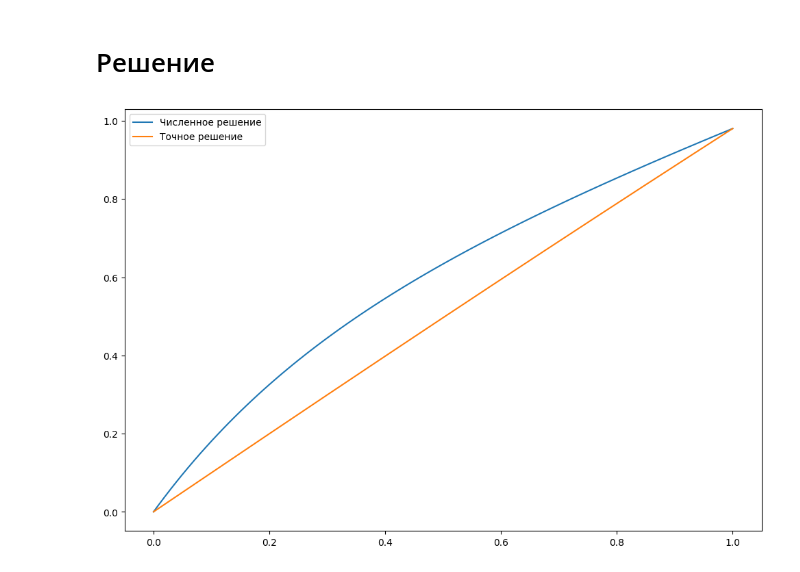
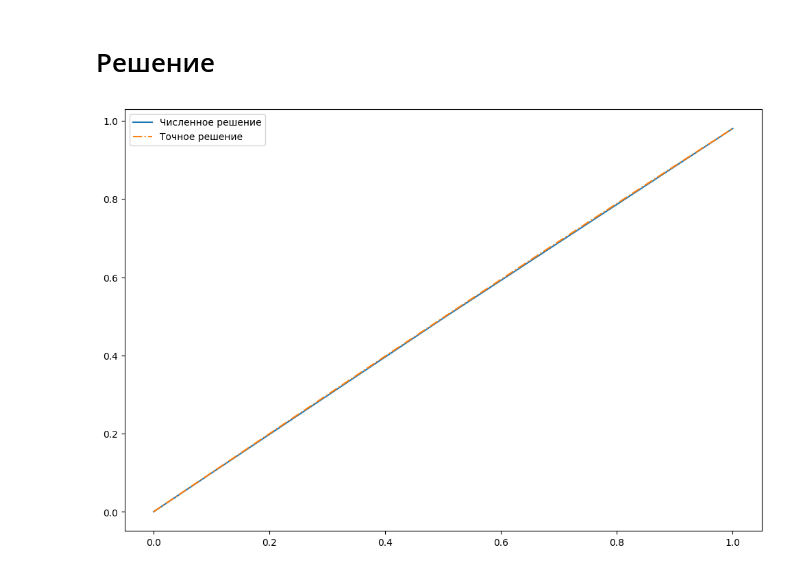
Before and after one commit to Jrol123/CalcMath, a Jupyter notebook: S6/lab2/main.ipynb, the cells around one changed output. Cells and saved outputs as stored; diff of their text form; code cells hidden in the pictures.

```diff
--- a/S6/lab2/main.ipynb
+++ b/S6/lab2/main.ipynb
@@ -14,21 +14,18 @@ def p_i(x):
 def q_i(x):
     return -1 / sqrt(x + 1)
 
-
 def f(x):
-    return -log(x + 1) / sqrt(x + 1) + 2
+    return - (log(x + 1)) / (4 * sqrt(x + 1) ** 3) + 2
 # %%
 def r_i(x, h):
     p = p_i(x)
 
-
-    return p / 2 * h
+    return (p * h) / 2
 
 
 
 def a_i(x, h):
-    p = p_i(x)
-    r = r_i(p, h)
+    r = r_i(x, h)
 
 
     return (1 + r * sin(r) - r) / h**2
@@ -40,8 +37,7 @@ def b_i(x, h):
 
 
 def c_i(x, h):
-    p = p_i(x)
-    r = r_i(p, h)
+    r = r_i(x, h)
 
 
     return (1 + r * sin(r) + r) / h**2
@@ -58,7 +54,7 @@ gamma_1 = 0.98025
 # %% [markdown]
 # Решение
 # %%
-N = 100
+N = 2
 h = 1 / N
 
 X = np.linspace(0, 1, N + 1)
@@ -89,13 +85,13 @@ Y = solve(A, b)
 # %%
 plt.figure(figsize=(12, 8))
 
 plt.plot(X, Y, label='Численное решение')
 
 tmp = np.linspace(0, 1, 1000)
-plt.plot(tmp, prec(tmp), label='Точное решение')
+plt.plot(tmp, prec(tmp), label='Точное решение', linestyle="-.")
 
 plt.legend()
 
 plt.show()
 # %% [output]
-[figure, old version]
+[figure, new version]
```
